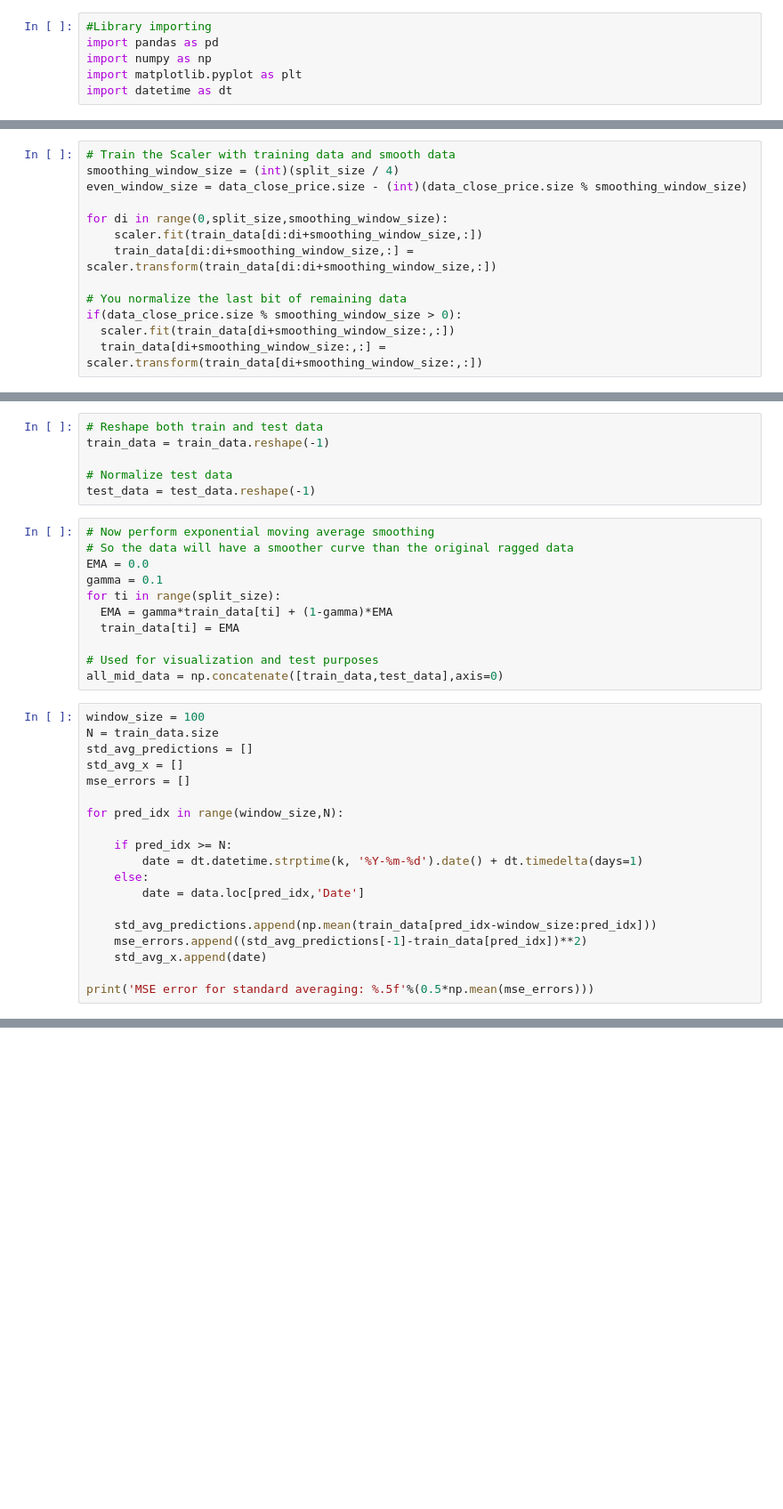
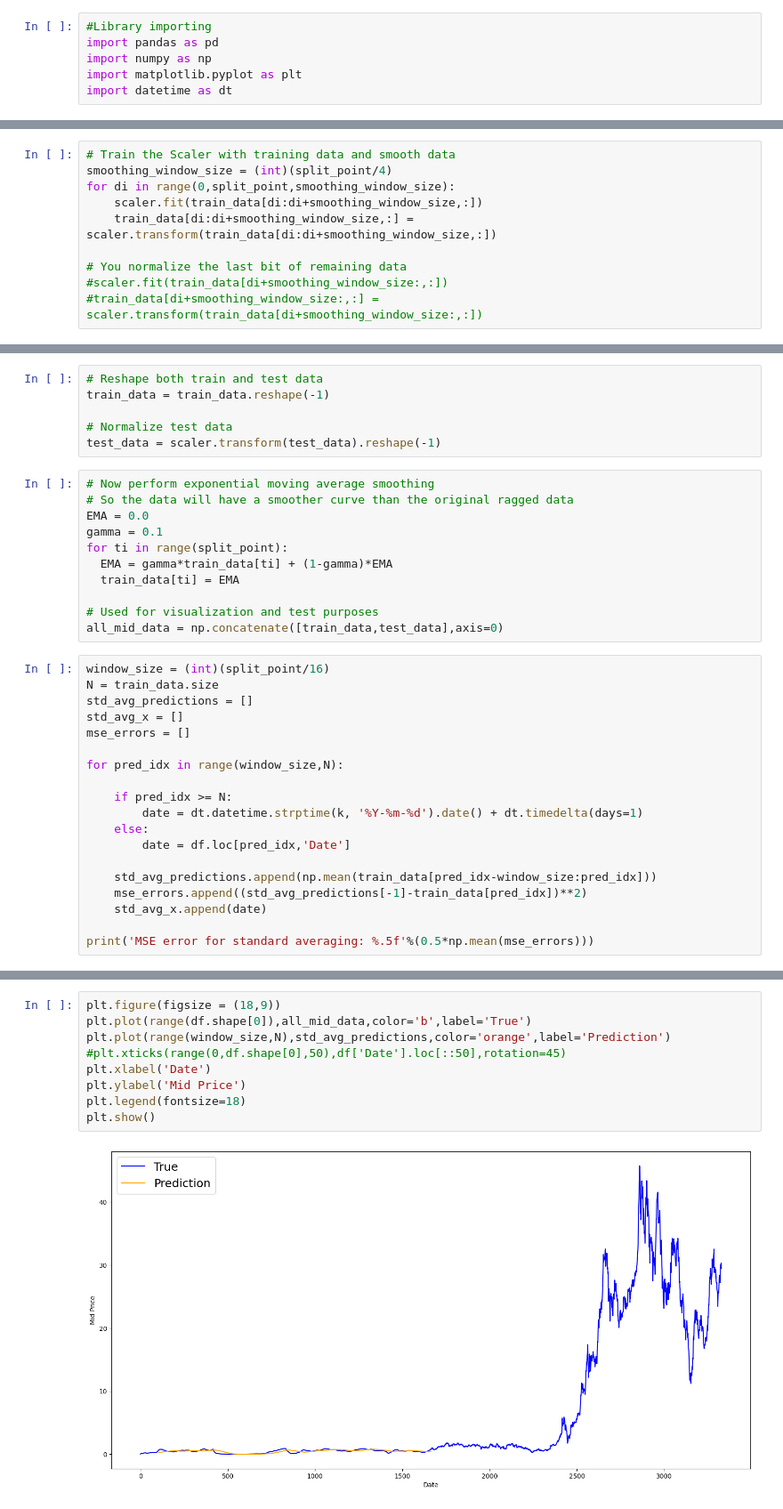
Before and after one commit to phdtrong/PortfolioProjects, a Jupyter notebook: project10/StockPricePrediction.ipynb, the cells around one changed output, grey strips where cells are left out. Shown at 89% size. Saved outputs shown, nothing was run; the diff lists cells and outputs as text; blank space fills up the shorter version.

```diff
--- a/project10/StockPricePrediction.ipynb
+++ b/project10/StockPricePrediction.ipynb
@@ -35,13 +73,10 @@ test_data = test_data.values.reshape(-1,1) #single column, multiple rows
 # %%
 # Train the Scaler with training data and smooth data
-smoothing_window_size = (int)(split_size / 4)
-even_window_size = data_close_price.size - (int)(data_close_price.size % smoothing_window_size)
-
-for di in range(0,split_size,smoothing_window_size):
+smoothing_window_size = (int)(split_point/4)
+for di in range(0,split_point,smoothing_window_size):
     scaler.fit(train_data[di:di+smoothing_window_size,:])
     train_data[di:di+smoothing_window_size,:] = scaler.transform(train_data[di:di+smoothing_window_size,:])
 
 # You normalize the last bit of remaining data
-if(data_close_price.size % smoothing_window_size > 0):
-  scaler.fit(train_data[di+smoothing_window_size:,:])
-  train_data[di+smoothing_window_size:,:] = scaler.transform(train_data[di+smoothing_window_size:,:])
+#scaler.fit(train_data[di+smoothing_window_size:,:])
+#train_data[di+smoothing_window_size:,:] = scaler.transform(train_data[di+smoothing_window_size:,:])
@@ -52,20 +85,20 @@ IndexError: ignored
 train_data = train_data.reshape(-1)
 
 # Normalize test data
-test_data = test_data.reshape(-1)
+test_data = scaler.transform(test_data).reshape(-1)
 # %%
 # Now perform exponential moving average smoothing
 # So the data will have a smoother curve than the original ragged data
 EMA = 0.0
 gamma = 0.1
-for ti in range(split_size):
+for ti in range(split_point):
   EMA = gamma*train_data[ti] + (1-gamma)*EMA
   train_data[ti] = EMA
 
 # Used for visualization and test purposes
 all_mid_data = np.concatenate([train_data,test_data],axis=0)
 # %%
-window_size = 100
+window_size = (int)(split_point/16)
 N = train_data.size
 std_avg_predictions = []
 std_avg_x = []
@@ -76,7 +109,7 @@ for pred_idx in range(window_size,N):
     if pred_idx >= N:
         date = dt.datetime.strptime(k, '%Y-%m-%d').date() + dt.timedelta(days=1)
     else:
-        date = data.loc[pred_idx,'Date']
+        date = df.loc[pred_idx,'Date']
 
     std_avg_predictions.append(np.mean(train_data[pred_idx-window_size:pred_idx]))
     mse_errors.append((std_avg_predictions[-1]-train_data[pred_idx])**2)
@@ -85,0 +121,11 @@ print('MSE error for standard averaging: %.5f'%(0.5*np.mean(mse_errors)))
+# %%
+plt.figure(figsize = (18,9))
+plt.plot(range(df.shape[0]),all_mid_data,color='b',label='True')
+plt.plot(range(window_size,N),std_avg_predictions,color='orange',label='Prediction')
+#plt.xticks(range(0,df.shape[0],50),df['Date'].loc[::50],rotation=45)
+plt.xlabel('Date')
+plt.ylabel('Mid Price')
+plt.legend(fontsize=18)
+plt.show()
+# %% [output]
+[figure, added]
```
Also changed, not shown: parts of 12 cells of this notebook.
